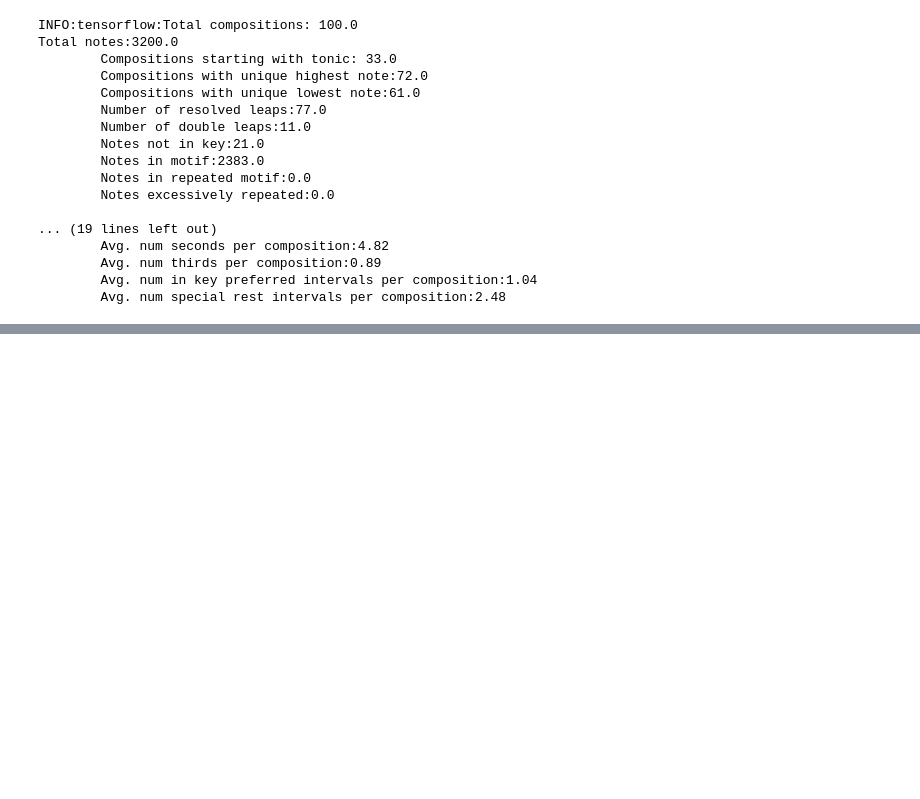
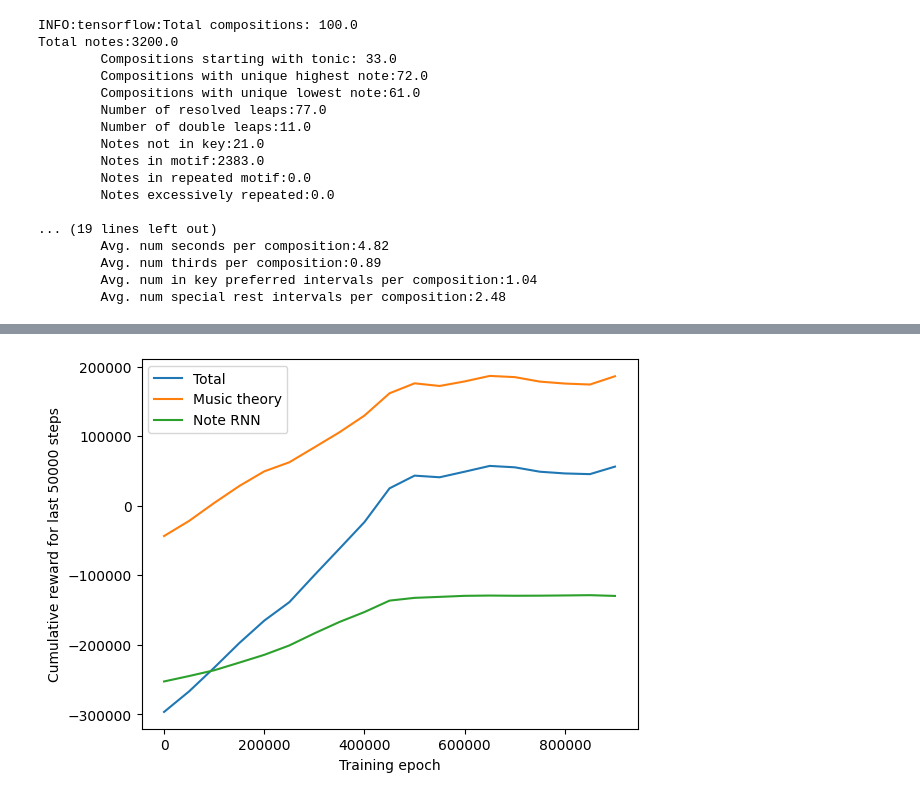
Before and after one commit to xxArchitect/music-generation-deep-RL, a Jupyter notebook: RL_Tuner.ipynb, the cells around one changed output, grey strips where cells are left out. Saved outputs shown, nothing was run; the diff lists cells and outputs as text; code cells hidden in the pictures; blank space fills up the shorter version.

```diff
--- a/RL_Tuner.ipynb
+++ b/RL_Tuner.ipynb
@@ -454,0 +571,14 @@ Total notes:3200.0
+# %%
+diss_rl_net = rl_tuner_new_rew.DissonanceAwareTuner(output_dir=output_dir,
+                                                    midi_primer=midi_primer,
+                                                    dqn_hparams=dqn_hparams,
+                                                    reward_scaler=reward_scaler,
+                                                    save_name=output_ckpt,
+                                                    output_every_nth=output_every_nth,
+                                                    note_rnn_checkpoint_dir=note_rnn_checkpoint_dir,
+                                                    note_rnn_checkpoint_file=backup_checkpoint_file,
+                                                    note_rnn_type=note_rnn_type,
+                                                    note_rnn_hparams=hparams,
+                                                    num_notes_in_melody=num_notes_in_melody,
+                                                    exploration_mode=exploration_mode,
+                                                    algorithm=algorithm)
@@ -454,0 +620,2 @@ Total notes:3200.0
+# %%
+diss_rl_net.train(num_steps=1000000, exploration_period=500000)
@@ -454,0 +641,4 @@ Total notes:3200.0
+# %%
+diss_rl_net.plot_rewards()
+# %% [output]
+[figure, added]
```
Also changed, not shown: parts of 45 cells of this notebook, 3 other files.
